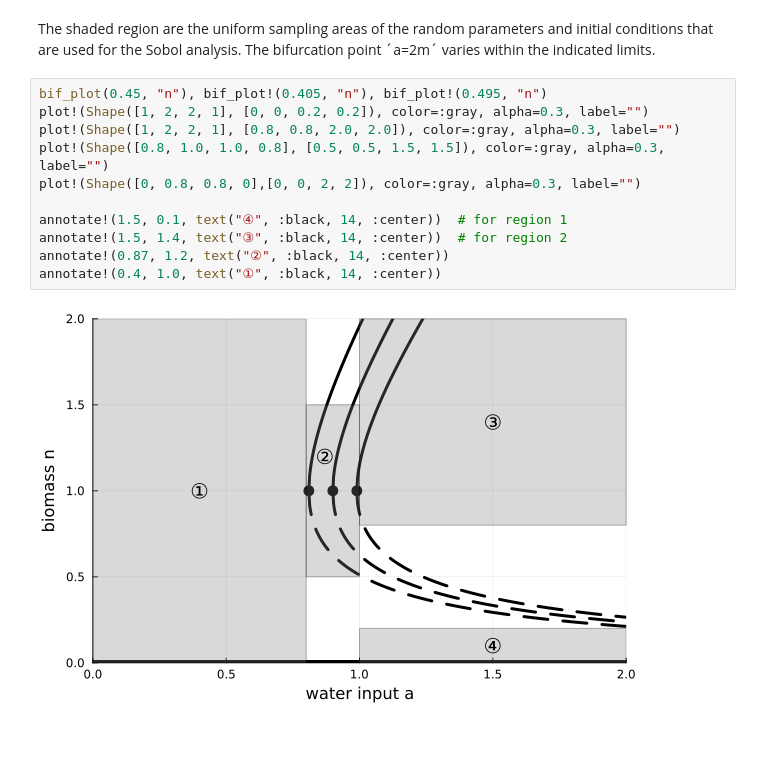
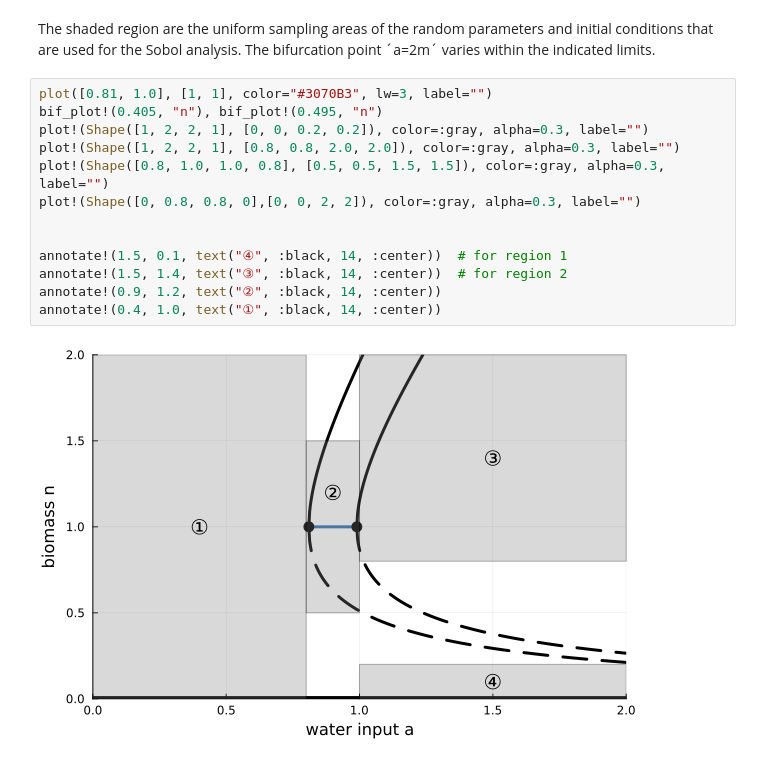
Before and after one commit to lisab00/ma-code, a Jupyter notebook: notebooks/playground/bifurcation_diagrams.ipynb, the cells around one changed output. Saved outputs shown, nothing was run; the diff lists cells and outputs as text.

```diff
--- a/notebooks/playground/bifurcation_diagrams.ipynb
+++ b/notebooks/playground/bifurcation_diagrams.ipynb
@@ -28,15 +28,17 @@ bif_plot(0.45, "w", points=pts)
 # %% [markdown]
 The shaded region are the uniform sampling areas of the random parameters and initial conditions that are used for the Sobol analysis. The bifurcation point ´a=2m´ varies within the indicated limits.
 # %%
-bif_plot(0.45, "n"), bif_plot!(0.405, "n"), bif_plot!(0.495, "n")
+plot([0.81, 1.0], [1, 1], color="#3070B3", lw=3, label="")
+bif_plot!(0.405, "n"), bif_plot!(0.495, "n")
 plot!(Shape([1, 2, 2, 1], [0, 0, 0.2, 0.2]), color=:gray, alpha=0.3, label="")
 plot!(Shape([1, 2, 2, 1], [0.8, 0.8, 2.0, 2.0]), color=:gray, alpha=0.3, label="")
 plot!(Shape([0.8, 1.0, 1.0, 0.8], [0.5, 0.5, 1.5, 1.5]), color=:gray, alpha=0.3, label="")
 plot!(Shape([0, 0.8, 0.8, 0],[0, 0, 2, 2]), color=:gray, alpha=0.3, label="")
 
+
 annotate!(1.5, 0.1, text("④", :black, 14, :center))  # for region 1
 annotate!(1.5, 1.4, text("③", :black, 14, :center))  # for region 2
-annotate!(0.87, 1.2, text("②", :black, 14, :center))
+annotate!(0.9, 1.2, text("②", :black, 14, :center))
 annotate!(0.4, 1.0, text("①", :black, 14, :center))
 # %% [output]
-[figure, old version]
+[figure, new version]
```
Also changed, not shown: parts of 3 cells of this notebook.
